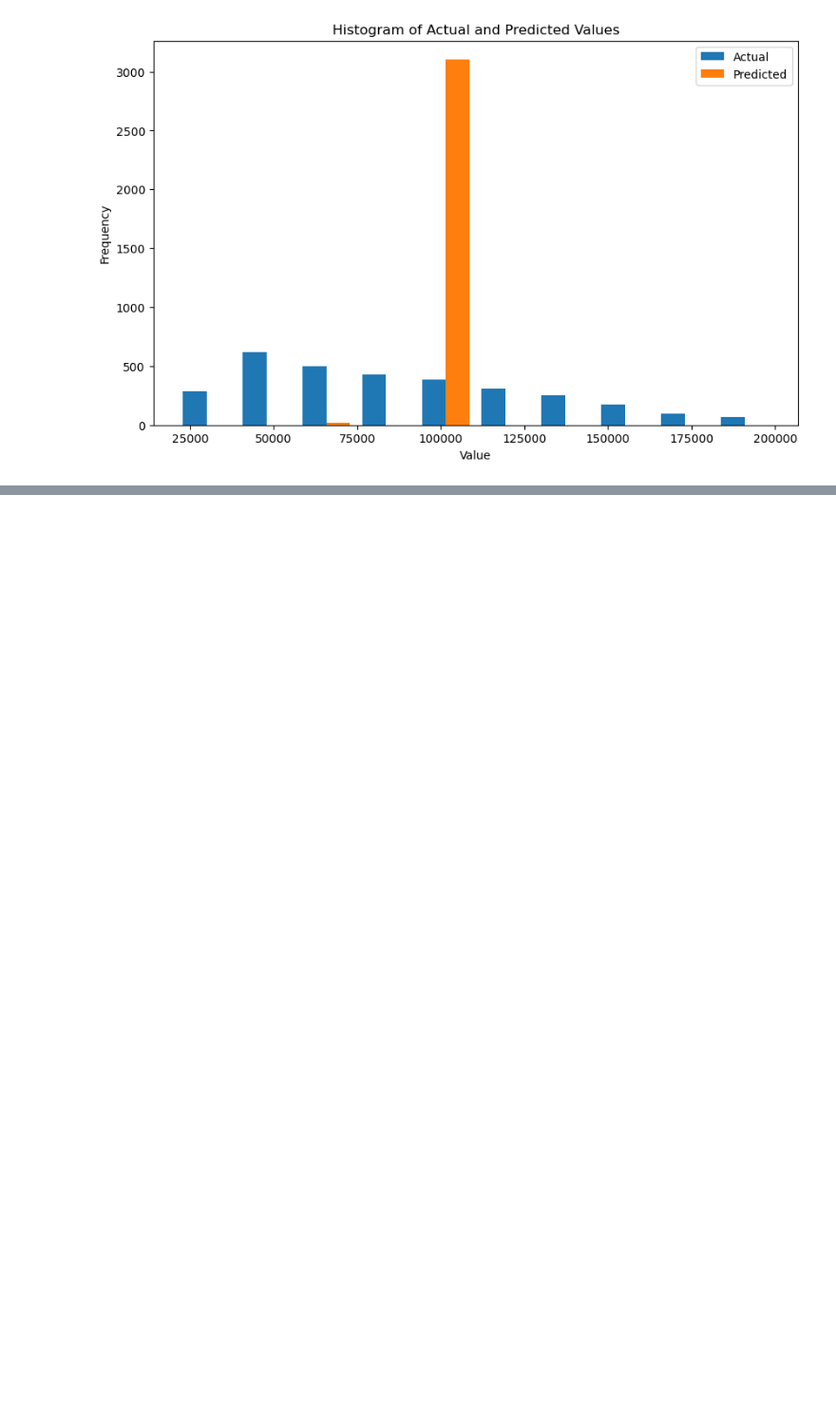
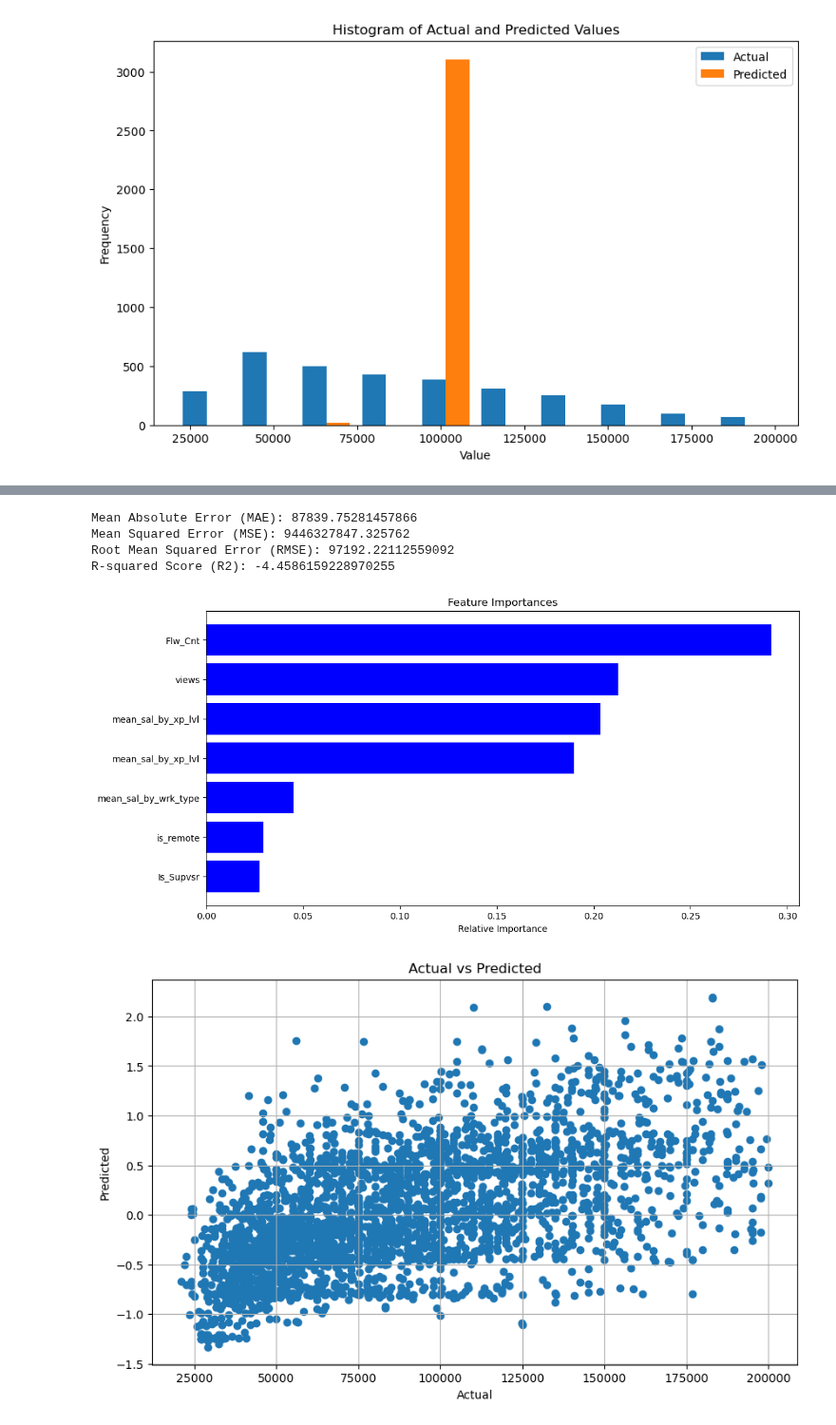
Before and after one commit to Qubi0-0/LinkedInJobSalaryPredict, a Jupyter notebook: model_testing.ipynb, the cells around one changed output, grey strips where cells are left out. Shown at 95% size. Drawn from its saved outputs; the diff is of its cells as text; code cells hidden in the pictures; blank space fills up the shorter version.

```diff
--- a/model_testing.ipynb
+++ b/model_testing.ipynb
@@ -234,0 +293,63 @@ Overall, these metrics suggest that the Decision Tree model is not performing ve
+# %%
+from sklearn.ensemble import RandomForestRegressor
+from sklearn.model_selection import GridSearchCV
+
+# Define the model
+rf = RandomForestRegressor()
+
+# Define the grid of parameters to search
+param_grid = {
+    'n_estimators': [50, 100, 200],
+    'max_depth': [None, 10, 20, 30],
+    'min_samples_split': [2, 5, 10],
+    'min_samples_leaf': [1, 2, 4],
+    'bootstrap': [True, False]
+}
+
+# Perform the grid search
+grid_search = GridSearchCV(estimator=rf, param_grid=param_grid, cv=3, n_jobs=-1)
+grid_search.fit(X_train_scaled, y_train_scaled.ravel())
+
+best_rf = grid_search.best_estimator_
+
+# Use the best model to make predictions
+y_pred_best_rf = best_rf.predict(X_test_scaled)
+
+# Calculate metrics
+mae_best_rf = mean_absolute_error(y_test, y_pred_best_rf)
+mse_best_rf = mean_squared_error(y_test, y_pred_best_rf)
+r2_best_rf = r2_score(y_test, y_pred_best_rf)
+
+print(f"Mean Absolute Error (MAE): {mae_best_rf}")
+print(f"Mean Squared Error (MSE): {mse_best_rf}")
+print(f"Root Mean Squared Error (RMSE): {np.sqrt(mse_best_rf)}")
+print(f"R-squared Score (R2): {r2_best_rf}")
+
+# Plot feature importance
+importances = best_rf.feature_importances_
+indices = np.argsort(importances)
+
+features = ['Flw_Cnt', 'Is_Supvsr', 'is_remote', 'views', 'mean_sal_by_xp_lvl', 'mean_sal_by_xp_lvl', 'mean_sal_by_wrk_type']
+
+plt.figure(figsize=(12, 6))
+plt.title('Feature Importances')
+plt.barh(range(len(indices)), importances[indices], color='b', align='center')
+plt.yticks(range(len(indices)), [features[i] for i in indices])
+plt.xlabel('Relative Importance')
+plt.show()
+
+# Plot predicted vs actual values
+plt.figure(figsize=(10, 6))
+plt.scatter(y_test, y_pred_best_rf)
+plt.xlabel('Actual')
+plt.ylabel('Predicted')
+plt.title('Actual vs Predicted')
+plt.grid(True)
+plt.show()
+# %% [output]
+Mean Absolute Error (MAE): 87839.75281457866
+Mean Squared Error (MSE): 9446327847.325762
+Root Mean Squared Error (RMSE): 97192.22112559092
+R-squared Score (R2): -4.4586159228970255
+[figure, added]
+[figure, added]
```
Also changed, not shown: parts of 7 cells of this notebook.
